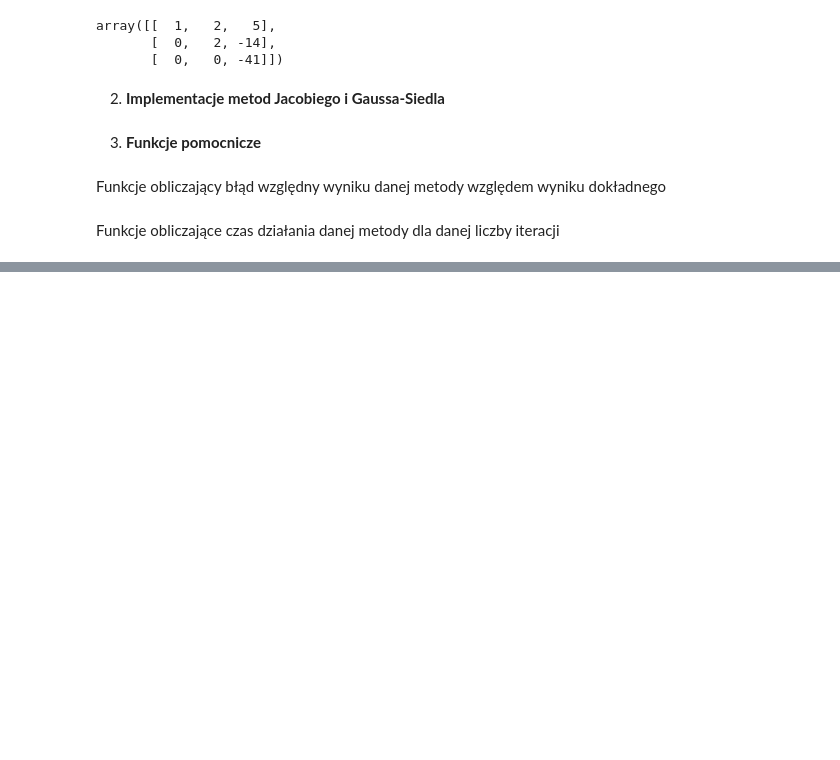
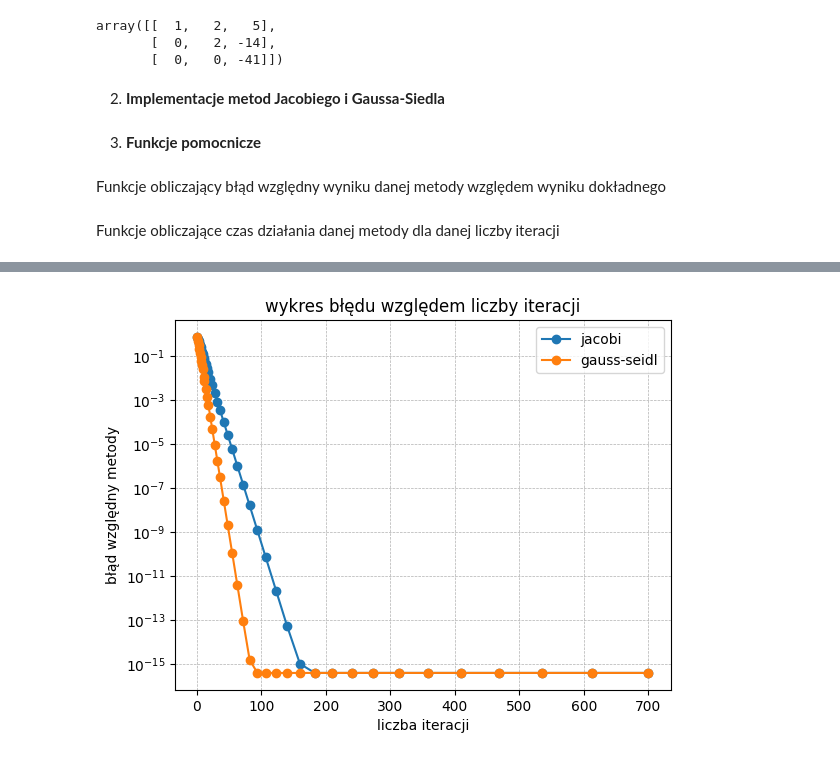
Before and after one commit to jarzeckil/mnum, a Jupyter notebook: lab2/lab2.ipynb, the cells around one changed output, grey strips where cells are left out. Saved outputs shown, nothing was run; the diff lists cells and outputs as text; code cells hidden in the pictures; blank space fills up the shorter version.

```diff
--- a/lab2/lab2.ipynb
+++ b/lab2/lab2.ipynb
@@ -117,0 +204,5 @@ def time_gauss_seidl(A,b, iter):
+# %%
+A,b = load_A_b_from_m_file("mac_2.m")
+show_error_plot(A,b)
+# %% [output]
+[figure, added]
```
Also changed, not shown: parts of 15 cells of this notebook, 2 other files.
